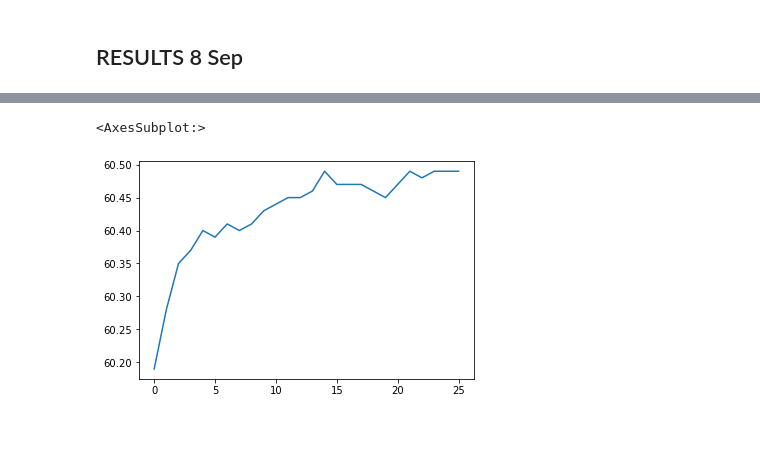
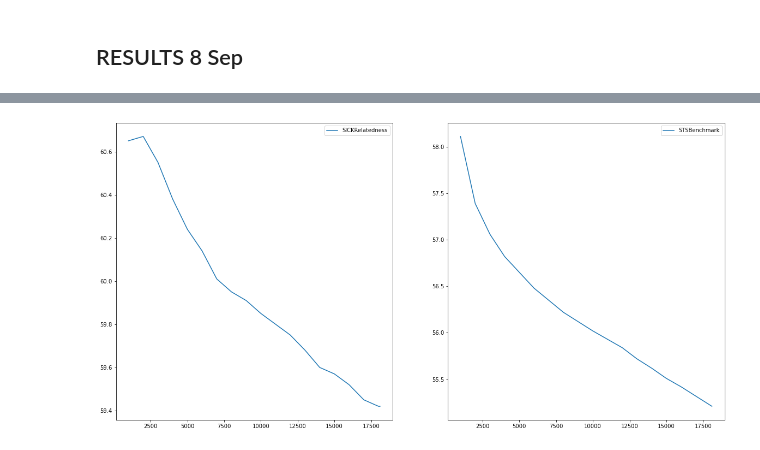
Before and after one commit to MaveriQ/barlowtwins, a Jupyter notebook: pl_model/senteval/result_plots.ipynb, the cells around one changed output, grey strips where cells are left out. Saved outputs shown, nothing was run; the diff lists cells and outputs as text; code cells hidden in the pictures.

```diff
--- a/pl_model/senteval/result_plots.ipynb
+++ b/pl_model/senteval/result_plots.ipynb
@@ -14,6 +14,14 @@ def process_data(filename):
     model_lars = model_lars.reindex(model_lars.sort_values(by=['epoch','step']).index,axis=0).reset_index(drop=True)
 
     model_lars = model_lars.reindex(['epoch','step','STSBenchmark','SICKRelatedness'],axis=1)
+
+    fig, ax = plt.subplots(1,2)
+    fig.set_size_inches(20, 10)
+    ax[0].plot(model_lars.step,model_lars.SICKRelatedness)
+    ax[1].plot(model_lars.step,model_lars.STSBenchmark);
+    ax[0].legend(['SICKRelatedness'])
+    ax[1].legend(['STSBenchmark']);
+
     return model_lars
 # %%
 model_lars = process_data('bert_frozen_bs1024_dropout0.1_lr1e-3_lambd1e-3_mlm0_gpus4_mean_all_fp16_l_a_r_s.csv')
@@ -127,7 +76,4 @@ plt.legend(['SICKRelatedness','STSBenchmark']);
 # %%
-model_4096_2.SICKRelatedness.plot()
-# model_4096_2.STSBenchmark.plot()
-# plt.legend(['SICKRelatedness','STSBenchmark']);
+model_2048_2_sim = process_data('bert_frozen_2048-2048_gpus2_sim_lambdasim10.0.csv')
 # %% [output]
-<AxesSubplot:>
-[figure, old version]
+[figure, new version]
```
Also changed, not shown: parts of 37 cells of this notebook, 29 other files.
